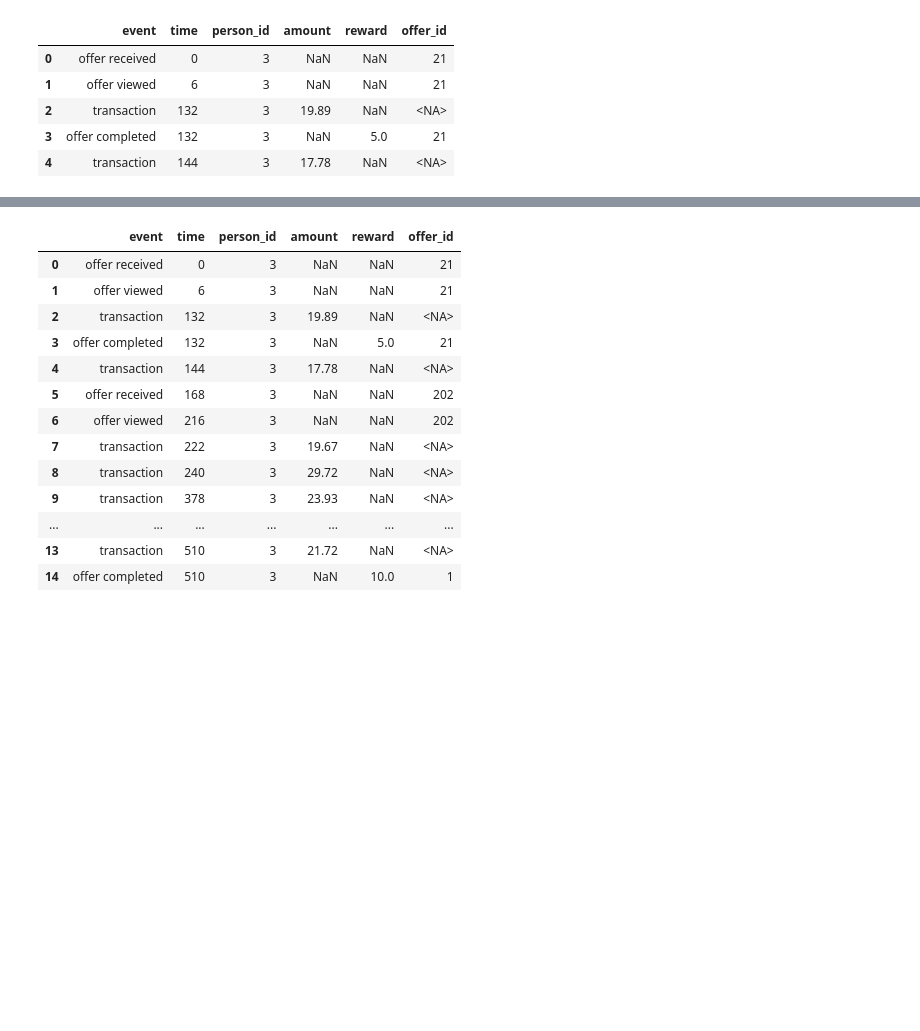
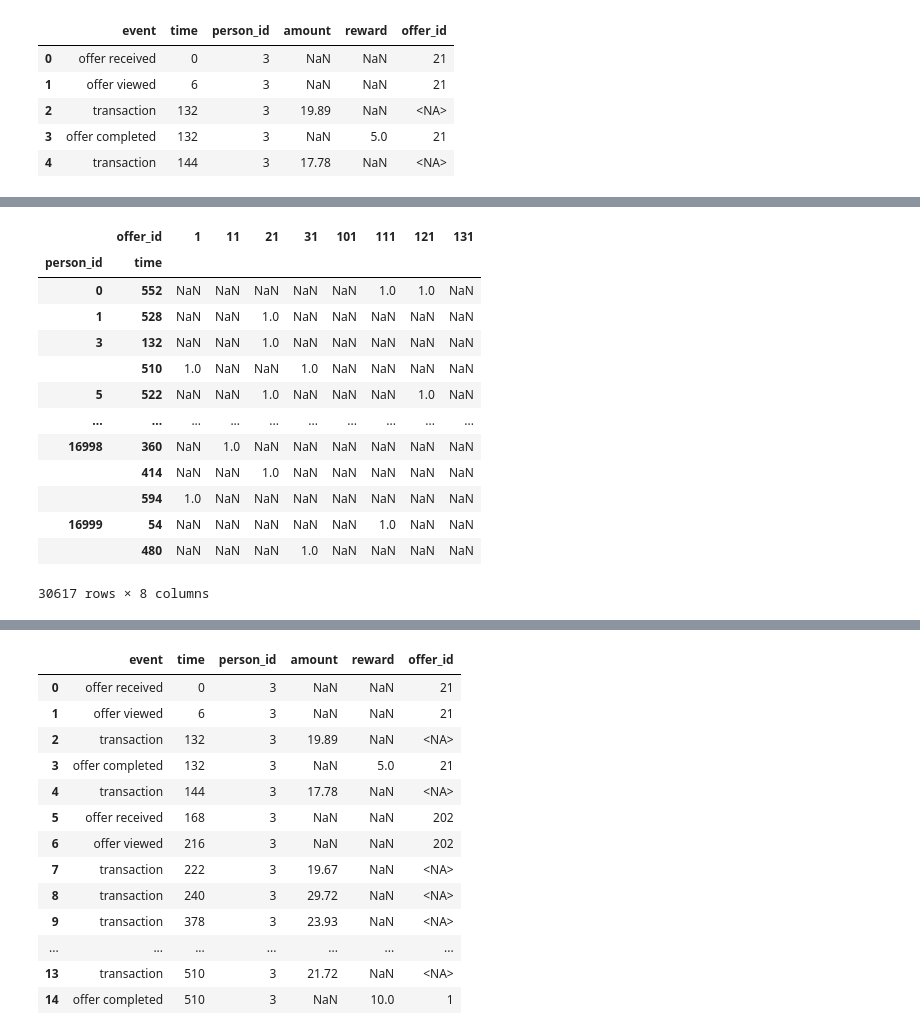
Before and after one commit to venson/starbucks, a Jupyter notebook: Starbucks_Capstone_notebook.ipynb, the cells around one changed output, grey strips where cells are left out. Saved outputs shown, nothing was run; the diff lists cells and outputs as text; code cells hidden in the pictures; blank space fills up the shorter version.

```diff
--- a/Starbucks_Capstone_notebook.ipynb
+++ b/Starbucks_Capstone_notebook.ipynb
@@ -309,0 +323,17 @@ clean_trans['person_id'].nunique()
+# %%
+summary_id.droplevel(0)
+# %% [output]
+|  | offer_id | 1 | 11 | 21 | 31 | 101 | 111 | 121 | 131 |
+| person_id | time |  |  |  |  |  |  |  |  |
+| 0 | 552 | NaN | NaN | NaN | NaN | NaN | 1.0 | 1.0 | NaN |
+| 1 | 528 | NaN | NaN | 1.0 | NaN | NaN | NaN | NaN | NaN |
+| 3 | 132 | NaN | NaN | 1.0 | NaN | NaN | NaN | NaN | NaN |
+|  | 510 | 1.0 | NaN | NaN | 1.0 | NaN | NaN | NaN | NaN |
+| 5 | 522 | NaN | NaN | 1.0 | NaN | NaN | NaN | 1.0 | NaN |
+| ... | ... | ... | ... | ... | ... | ... | ... | ... | ... |
+| 16998 | 360 | NaN | 1.0 | NaN | NaN | NaN | NaN | NaN | NaN |
+|  | 414 | NaN | NaN | 1.0 | NaN | NaN | NaN | NaN | NaN |
+|  | 594 | 1.0 | NaN | NaN | NaN | NaN | NaN | NaN | NaN |
+| 16999 | 54 | NaN | NaN | NaN | NaN | NaN | 1.0 | NaN | NaN |
+|  | 480 | NaN | NaN | NaN | 1.0 | NaN | NaN | NaN | NaN |
+30617 rows × 8 columns
```
Also changed, not shown: parts of 12 cells of this notebook.
